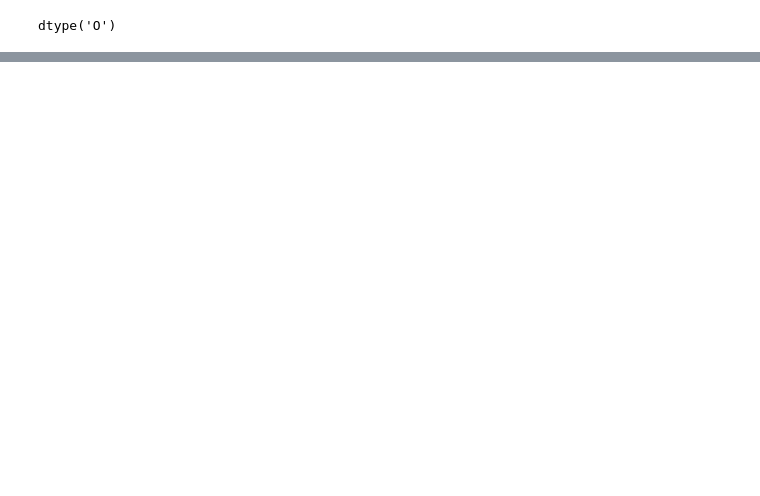
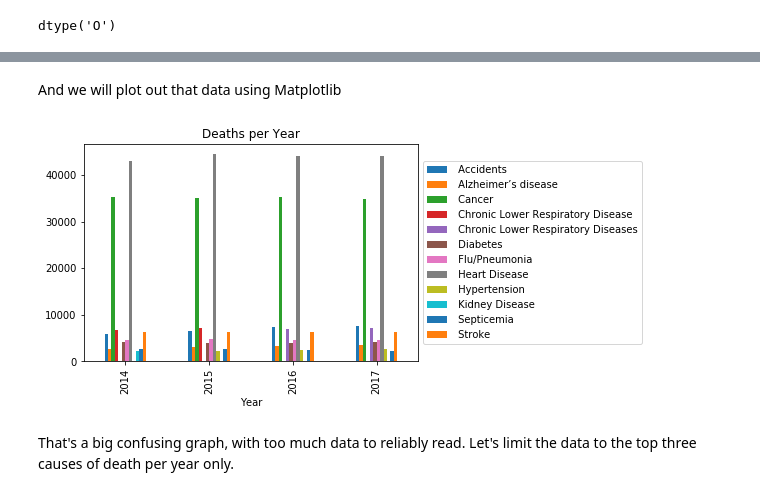
Before and after one commit to mhernandezit/is362_final_project, a Jupyter notebook: Final_Notebook.ipynb, the cells around one changed output, grey strips where cells are left out. Cells and saved outputs as stored; diff of their text form; code cells hidden in the pictures; blank space fills up the shorter version.

```diff
--- a/Final_Notebook.ipynb
+++ b/Final_Notebook.ipynb
@@ -91,0 +92,3 @@ ny_death_data_2014
+# %%
+result = pd.concat(frames)
+result
@@ -91,0 +115,3 @@ ny_death_data_2014
+# %%
+graph_data = result.pivot(index='Year', columns='Cause Name', values='Deaths')
+graph_data
@@ -91,0 +125,12 @@ ny_death_data_2014
+# %% [markdown]
+And we will plot out that data using Matplotlib
+# %%
+f = plt.figure()
+plt.title('Deaths per Year', color='black')
+graph_data.plot(kind='bar', ax=f.gca())
+plt.legend(loc='center left', bbox_to_anchor=(1, 0.5))
+plt.show()
+# %% [output]
+[figure, added]
+# %% [markdown]
+That's a big confusing graph, with too much data to reliably read.  Let's limit the data to the top three causes of death per year only.
```
Also changed, not shown: parts of 17 cells of this notebook.
